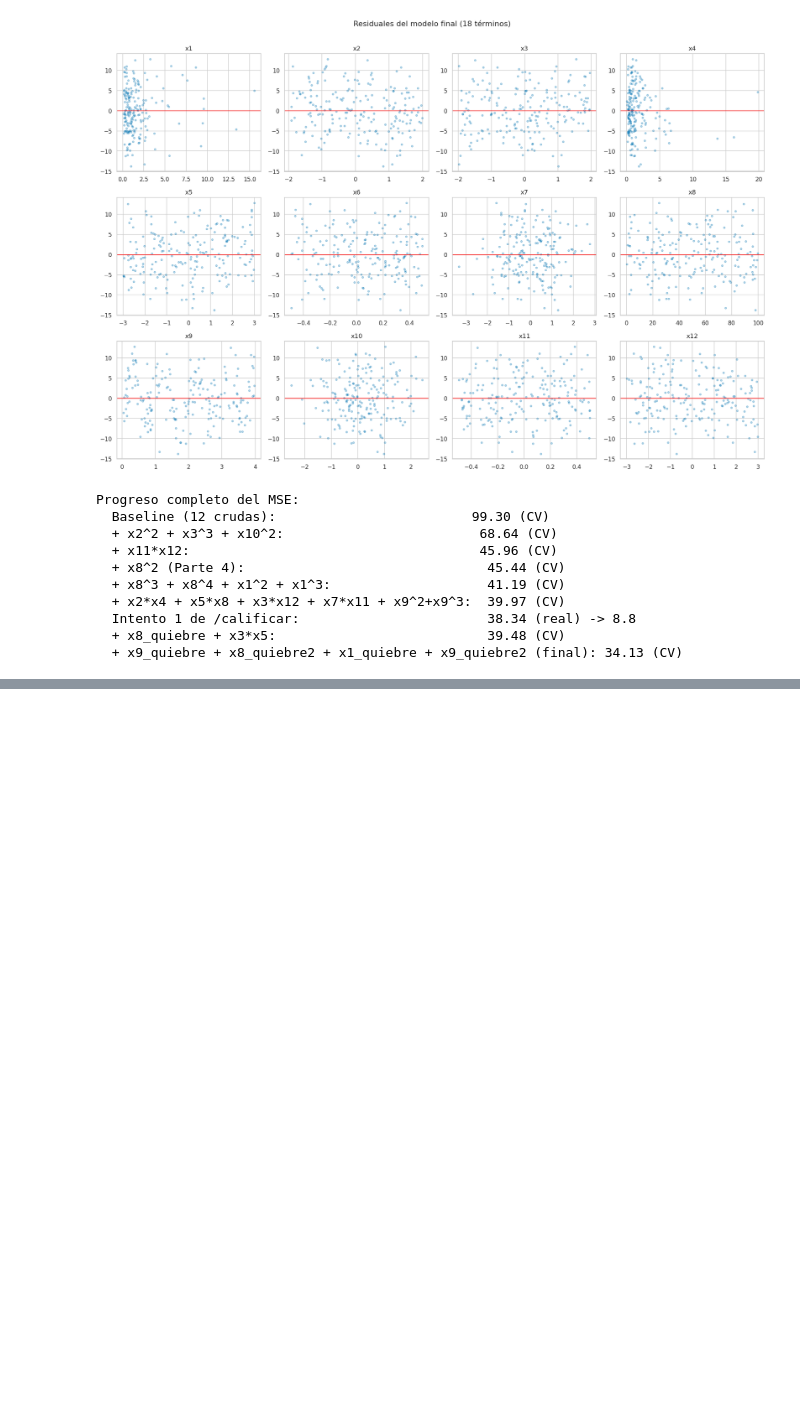
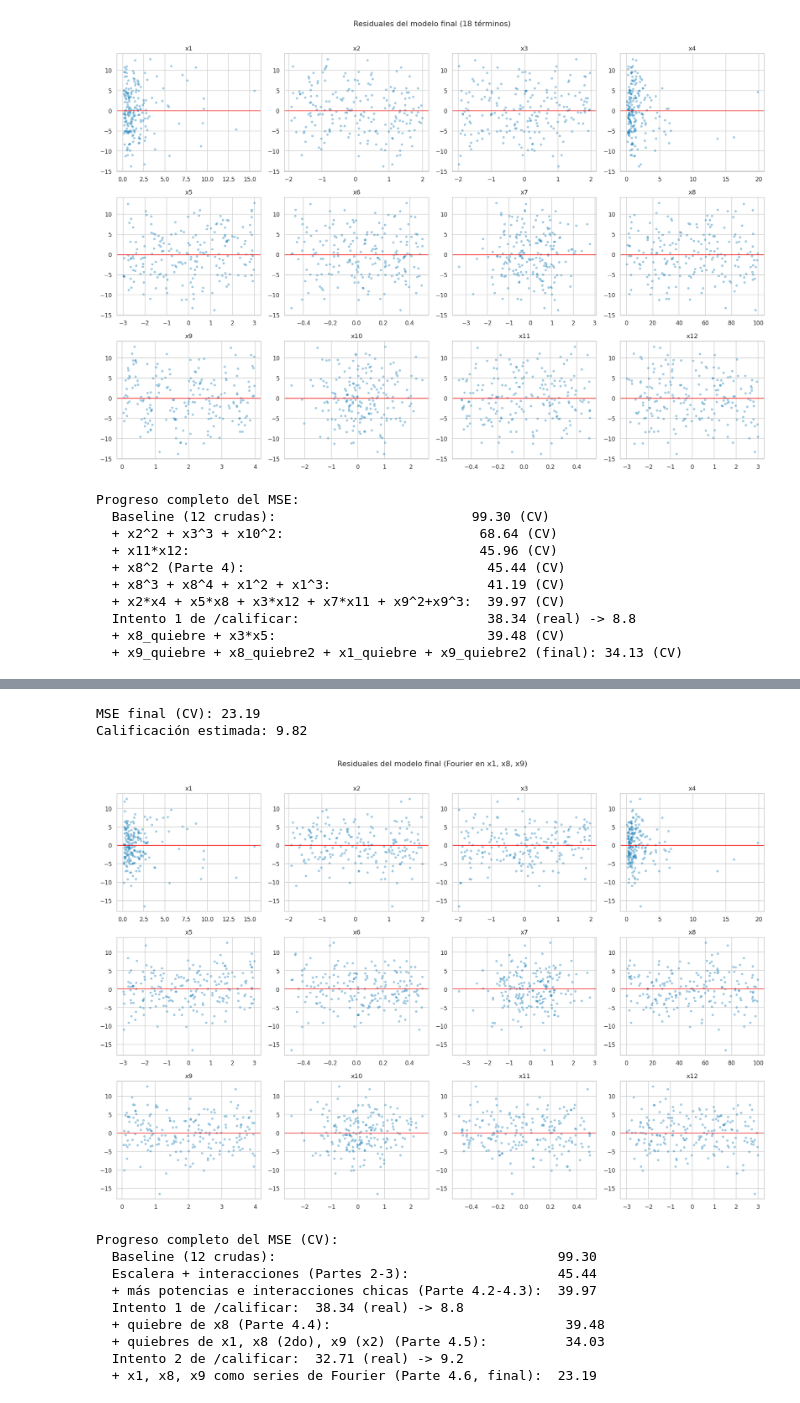
Before and after one commit to lucianoramirezs/mineria_datos, a Jupyter notebook: tareas/tarea_01_aproximacion_funcion.ipynb, the cells around one changed output, grey strips where cells are left out. Cells and saved outputs as stored; diff of their text form; code cells hidden in the pictures; blank space fills up the shorter version.

```diff
--- a/tareas/tarea_01_aproximacion_funcion.ipynb
+++ b/tareas/tarea_01_aproximacion_funcion.ipynb
@@ -1397,0 +1384,38 @@ Si `/validar` les marca un error, corrijan, hagan push otra vez y vuelvan a come
+# %%
+
+mse_estimado_grade = 5 + 5 * (97.54 - mse_rep_final.mean()) / (97.54 - 20.47)
+print(f"MSE final (CV): {mse_rep_final.mean():.2f}")
+print(f"Calificación estimada: {mse_estimado_grade:.2f}")
+
+fig, axes = plt.subplots(3, 4, figsize=(18, 12))
+for ax, v in zip(axes.flat, VARIABLES):
+    ax.scatter(X_val[v], residuales, alpha=0.3, s=12)
+    ax.axhline(0, color="red", lw=1)
+    ax.set_title(v)
+fig.suptitle("Residuales del modelo final (Fourier en x1, x8, x9)", y=1.01)
+fig.tight_layout()
+plt.show()
+
+print("\nProgreso completo del MSE (CV):")
+print("  Baseline (12 crudas):                                    99.30")
+print("  Escalera + interacciones (Partes 2-3):                   45.44")
+print("  + más potencias e interacciones chicas (Parte 4.2-4.3):  39.97")
+print("  Intento 1 de /calificar:  38.34 (real) -> 8.8")
+print("  + quiebre de x8 (Parte 4.4):                              39.48")
+print("  + quiebres de x1, x8 (2do), x9 (x2) (Parte 4.5):          34.03")
+print("  Intento 2 de /calificar:  32.71 (real) -> 9.2")
+print("  + x1, x8, x9 como series de Fourier (Parte 4.6, final):  "
+      f"{mse_rep_final.mean():.2f}")
+# %% [output]
+MSE final (CV): 23.19
+Calificación estimada: 9.82
+[figure, added]
+Progreso completo del MSE (CV):
+  Baseline (12 crudas):                                    99.30
+  Escalera + interacciones (Partes 2-3):                   45.44
+  + más potencias e interacciones chicas (Parte 4.2-4.3):  39.97
+  Intento 1 de /calificar:  38.34 (real) -> 8.8
+  + quiebre de x8 (Parte 4.4):                              39.48
+  + quiebres de x1, x8 (2do), x9 (x2) (Parte 4.5):          34.03
+  Intento 2 de /calificar:  32.71 (real) -> 9.2
+  + x1, x8, x9 como series de Fourier (Parte 4.6, final):  23.19
```
Also changed, not shown: parts of 14 cells of this notebook, 1 other file.
